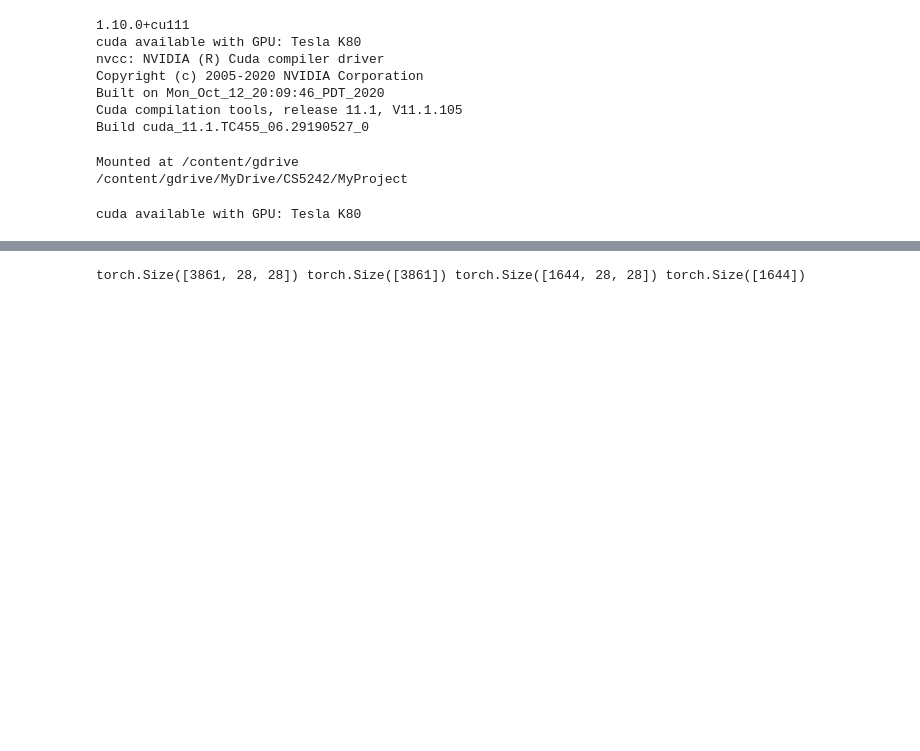
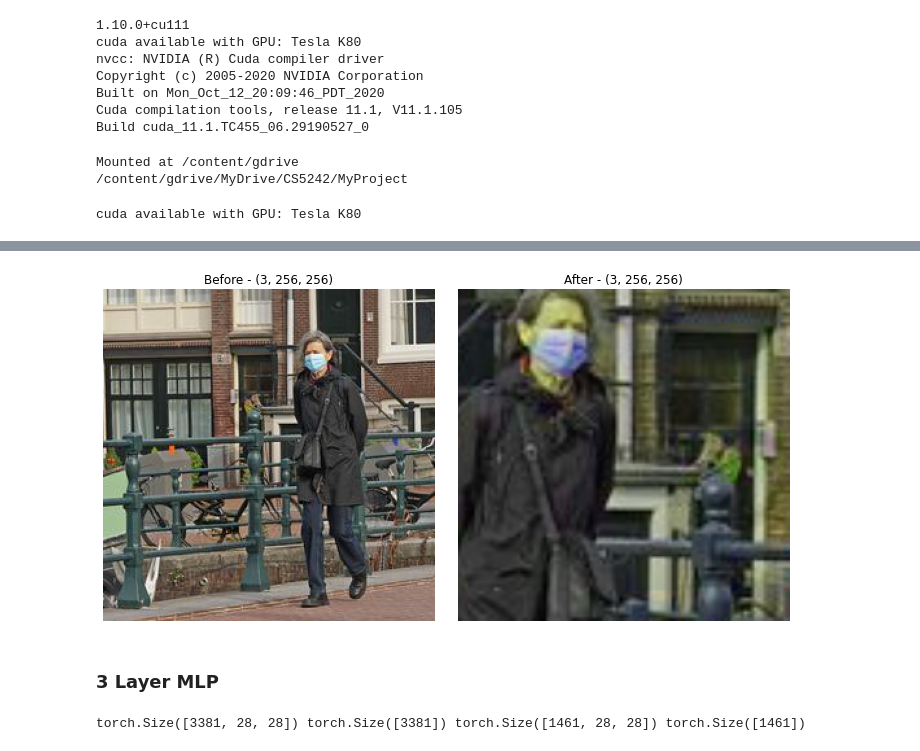
Before and after one commit to shuvamnandi/CS5242_Project, a Jupyter notebook: mlp_notebook.ipynb, the cells around one changed output, grey strips where cells are left out. Saved outputs shown, nothing was run; the diff lists cells and outputs as text; code cells hidden in the pictures; blank space fills up the shorter version.

```diff
--- a/mlp_notebook.ipynb
+++ b/mlp_notebook.ipynb
@@ -41,12 +73,46 @@ cuda available with GPU: Tesla K80
+# %%
+augment = tv.transforms.Compose(
+    [
+        tv.transforms.RandomResizedCrop(256),
+        tv.transforms.RandomHorizontalFlip(p=0.25),
+        tv.transforms.RandomVerticalFlip(p=0.25),
+        tv.transforms.ColorJitter(brightness=0.2, contrast=0.2, saturation=0.2, hue=0.2),
+        tv.transforms.ToTensor(),
+    ]
+)
+# %%
+sample = tv.datasets.ImageFolder(root="./tv data", transform=tv.transforms.ToTensor())
+sample_augmented = tv.datasets.ImageFolder(root="./tv data", transform=augment)
+# %%
+sample = iter(sample)
+sample_augmented = iter(sample_augmented)
+# %%
+fig, ax = plt.subplots(1, 2, figsize=(10, 5))
+image = next(iter(sample))[0]
+image_augmented = next(iter(sample_augmented))[0]
+
+ax[0].imshow(image.permute(1, 2, 0))
+ax[0].axis("off")
+ax[0].set_title(f"Before - {tuple(image.shape)}")
+ax[1].imshow(image_augmented.permute(1, 2, 0))
+ax[1].axis("off")
+ax[1].set_title(f"After - {tuple(image_augmented.shape)}")
+plt.tight_layout()
+# %% [output]
+[figure, added]
+# %% [markdown]
+### 3 Layer MLP
 # %%
-train_data = torch.load('data/tensorized_b_n_white_data/training_data_colour_False.pt').squeeze(dim=1)
-train_label =  torch.load('data/tensorized_b_n_white_data/training_labels_colour_False.pt').squeeze(dim=1)
-test_data = torch.load('data/tensorized_b_n_white_data/testing_data_colour_False.pt').squeeze(dim=1)
-test_label = torch.load('data/tensorized_b_n_white_data/testing_labels_colour_False.pt').squeeze(dim=1)
+data_path='Data/CleanerV2/'
+
+train_data = torch.load(data_path+'training_data_bw.pt').squeeze(dim=1)
+train_label =  torch.load(data_path+'training_labels_bw.pt').squeeze(dim=1)
+test_data = torch.load(data_path+'testing_data_bw.pt').squeeze(dim=1)
+test_label = torch.load(data_path+'testing_labels_bw.pt').squeeze(dim=1)
 
 print(train_data.size(),train_label.size(),test_data.size(),test_label.size())
 # %% [output]
-torch.Size([3861, 28, 28]) torch.Size([3861]) torch.Size([1644, 28, 28]) torch.Size([1644])
+torch.Size([3381, 28, 28]) torch.Size([3381]) torch.Size([1461, 28, 28]) torch.Size([1461])
 # %%
 import torch.nn as nn
 
```
Also changed, not shown: parts of 7 cells of this notebook.
